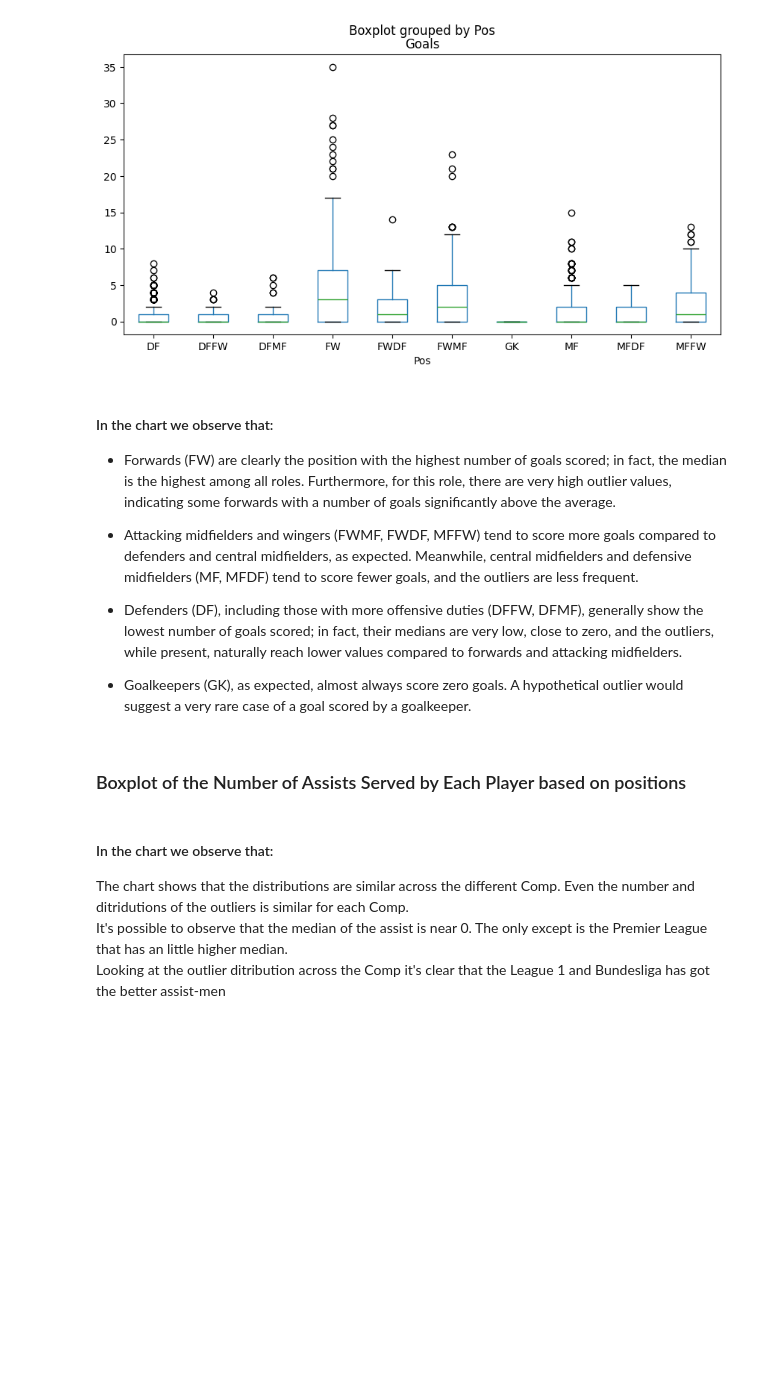
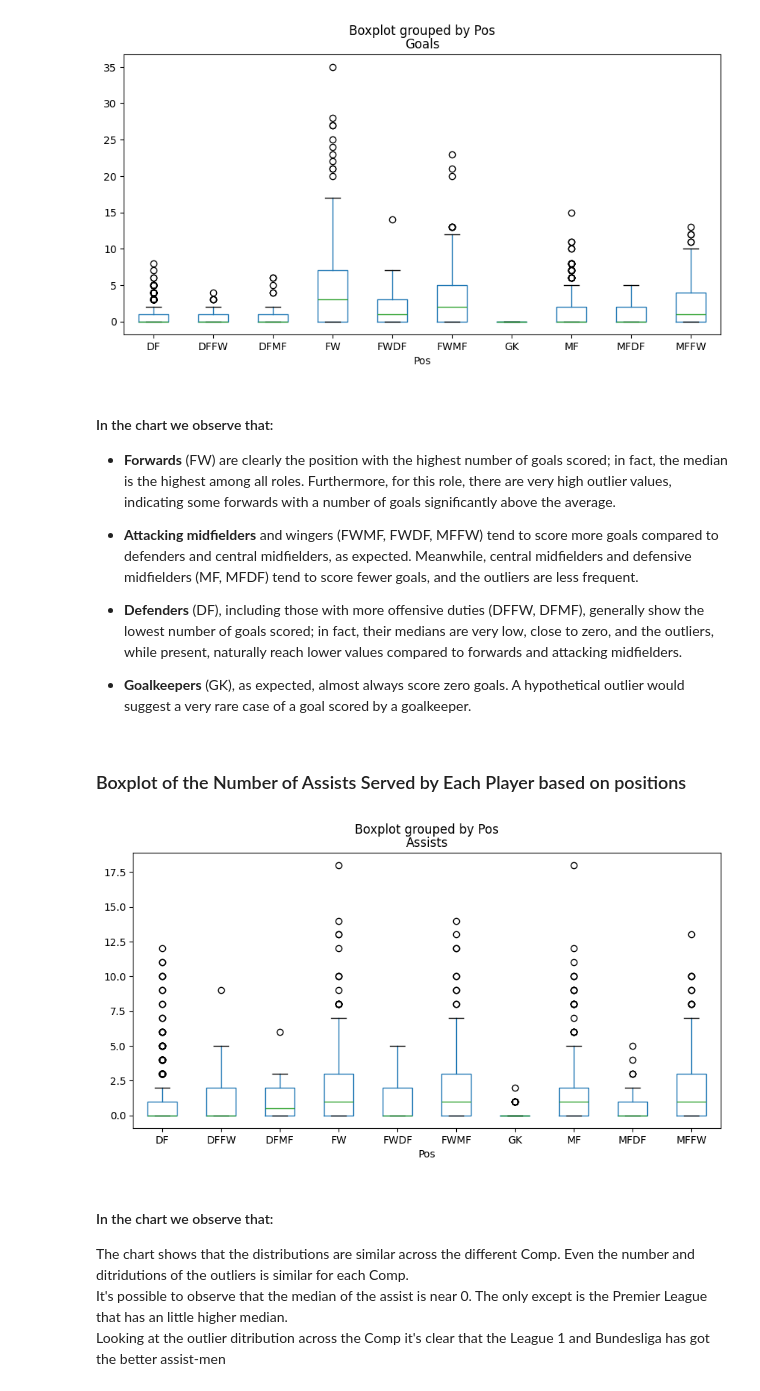
Before and after one commit to Mammew/proj_IDS, a Jupyter notebook: notebook.ipynb, the cells around one changed output. Cells and saved outputs as stored; diff of their text form; code cells hidden in the pictures; blank space fills up the shorter version.

Commit message:
remove comments on boxplot of assists and fix observations

```diff
--- a/notebook.ipynb
+++ b/notebook.ipynb
@@ -171,18 +171,20 @@ plt.show()
 # %% [markdown]
 #### In the chart we observe that:
 
-- Forwards (FW) are clearly the position with the highest number of goals scored; in fact, the median is the highest among all roles. Furthermore, for this role, there are very high outlier values, indicating some forwards with a number of goals significantly above the average.
+- __Forwards__ (FW) are clearly the position with the highest number of goals scored; in fact, the median is the highest among all roles. Furthermore, for this role, there are very high outlier values, indicating some forwards with a number of goals significantly above the average.
 
-- Attacking midfielders and wingers (FWMF, FWDF, MFFW) tend to score more goals compared to defenders and central midfielders, as expected. Meanwhile, central midfielders and defensive midfielders (MF, MFDF) tend to score fewer goals, and the outliers are less frequent.
+- __Attacking midfielders__ and wingers (FWMF, FWDF, MFFW) tend to score more goals compared to defenders and central midfielders, as expected. Meanwhile, central midfielders and defensive midfielders (MF, MFDF) tend to score fewer goals, and the outliers are less frequent.
 
-- Defenders (DF), including those with more offensive duties (DFFW, DFMF), generally show the lowest number of goals scored; in fact, their medians are very low, close to zero, and the outliers, while present, naturally reach lower values compared to forwards and attacking midfielders.
+- __Defenders__ (DF), including those with more offensive duties (DFFW, DFMF), generally show the lowest number of goals scored; in fact, their medians are very low, close to zero, and the outliers, while present, naturally reach lower values compared to forwards and attacking midfielders.
 
-- Goalkeepers (GK), as expected, almost always score zero goals. A hypothetical outlier would suggest a very rare case of a goal scored by a goalkeeper.
+- __Goalkeepers__ (GK), as expected, almost always score zero goals. A hypothetical outlier would suggest a very rare case of a goal scored by a goalkeeper.
 # %% [markdown]
 ### Boxplot of the Number of Assists Served by Each Player based on positions
 # %%
-#dataset_22.boxplot(column="Assists", by="Pos", grid=False, figsize=(10, 5))
-#plt.show()
+dataset_22.boxplot(column="Assists", by="Pos", grid=False, figsize=(10, 5))
+plt.show()
+# %% [output]
+[figure, added]
 # %% [markdown]
 #### In the chart we observe that:
 The chart shows that the distributions are similar across the different Comp. Even the number and ditridutions of the outliers is similar for each Comp.
```
Also changed, not shown: parts of 4 cells of this notebook.
